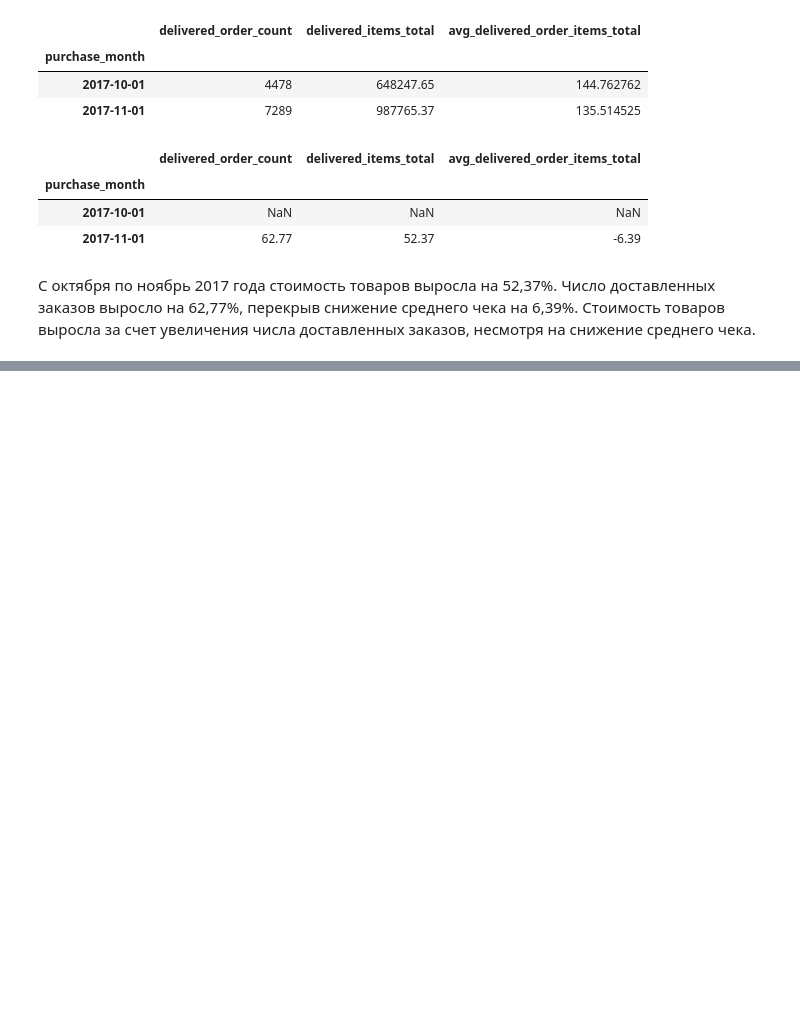
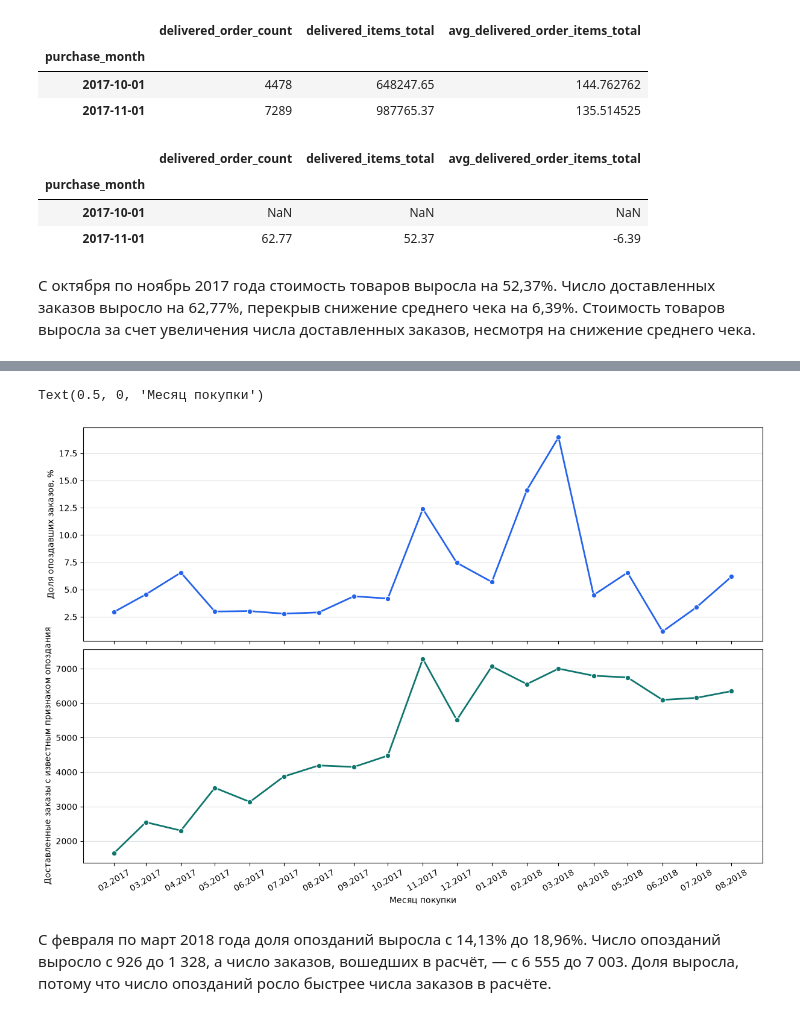
Before and after one commit to ekt4r/olist-product-analytics, a Jupyter notebook: notebooks/01_eda.ipynb, the cells around one changed output, grey strips where cells are left out. Drawn from its saved outputs; the diff is of its cells as text; code cells hidden in the pictures; blank space fills up the shorter version.

Commit message:
Добавить анализ опозданий доставки

```diff
--- a/notebooks/01_eda.ipynb
+++ b/notebooks/01_eda.ipynb
@@ -88,6 +96,10 @@ sns.lineplot(
     ax=axes[2]
 )
 
+for ax in axes:
+    ax.set_axisbelow(True)
+    ax.grid(axis="y", color="#D1D5DB", linewidth=0.8, alpha=0.7)
+
 axes[0].set_ylabel('Доставленные заказы')
 axes[1].set_ylabel('Стоимость товаров, BRL')
 axes[2].set_ylabel('Средний чек, BRL')
@@ -125,0 +142,11 @@ month_over_month_pct
+# %%
+with engine.connect() as conn, conn.begin():
+    monthly_delivery = pd.read_sql_query(
+        sql_queries[-2],
+        conn
+    )
+# %%
+monthly_delivery_comparable = (
+    monthly_delivery
+    .query("purchase_month >= '2017-02-01' and purchase_month < '2018-09-01'")
+)
@@ -125,0 +162,44 @@ month_over_month_pct
+# %%
+fig, axes = plt.subplots(
+    2, 1,
+    sharex=True,
+    figsize=(12, 8),
+    layout='constrained'
+)
+
+sns.lineplot(
+    data=monthly_delivery_comparable,
+    x='purchase_month',
+    y='late_order_pct',
+    color='#2563EB',
+    marker='o',
+    linewidth=2,
+    ax=axes[0]
+)
+
+sns.lineplot(
+    data=monthly_delivery_comparable,
+    x='purchase_month',
+    y='known_lateness_count',
+    color="#0F766E",
+    marker='o',
+    linewidth=2,
+    ax=axes[1]
+)
+
+for ax in axes:
+    ax.set_axisbelow(True)
+    ax.grid(axis="y", color="#D1D5DB", linewidth=0.8, alpha=0.7)
+
+axes[0].set_ylabel('Доля опоздавших заказов, %')
+axes[1].set_ylabel('Доставленные заказы с известным признаком опоздания')
+
+axes[-1].xaxis.set_major_locator(mdates.MonthLocator(interval=1))
+axes[-1].xaxis.set_major_formatter(mdates.DateFormatter("%m.%Y"))
+axes[-1].tick_params(axis="x", labelrotation=30)
+axes[-1].set_xlabel("Месяц покупки")
+# %% [output]
+Text(0.5, 0, 'Месяц покупки')
+[figure, added]
+# %% [markdown]
+С февраля по март 2018 года доля опозданий выросла с 14,13% до 18,96%. Число опозданий выросло с 926 до 1 328, а число заказов, вошедших в расчёт, — с 6 555 до 7 003. Доля выросла, потому что число опозданий росло быстрее числа заказов в расчёте.
```
Also changed, not shown: parts of 4 cells of this notebook.
